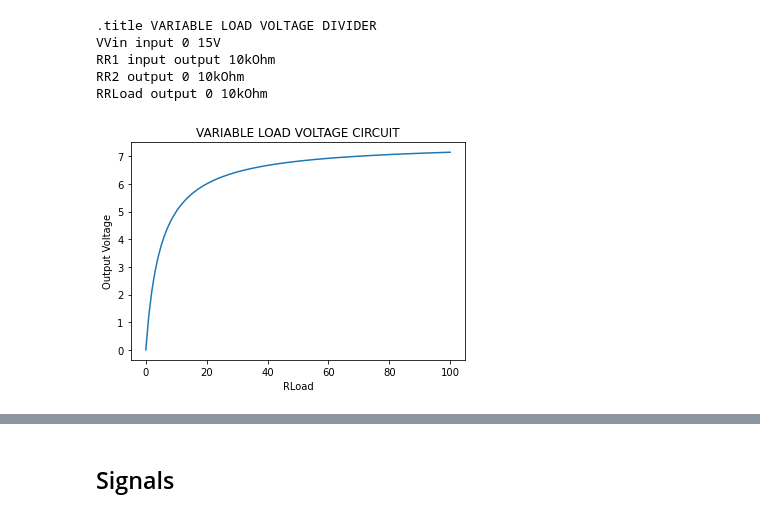
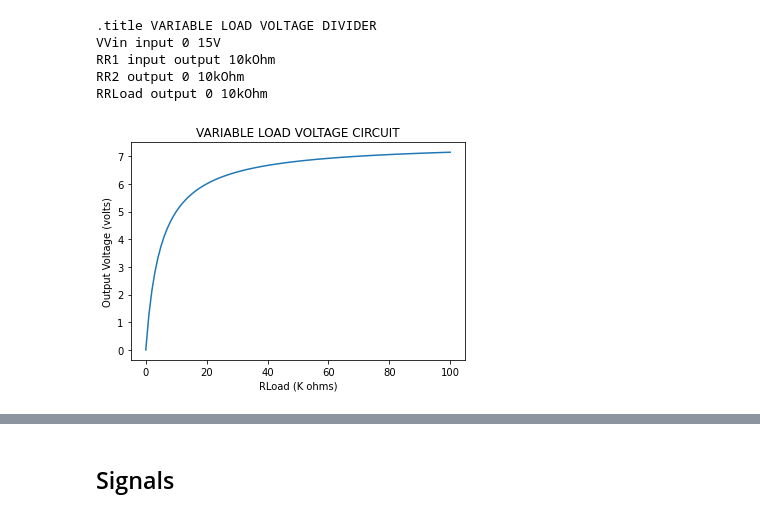
Before and after one commit to sunbee/ArtofElectronics, a Jupyter notebook: AoE_Chapter01.ipynb, the cells around one changed output, grey strips where cells are left out. Saved outputs shown, nothing was run; the diff lists cells and outputs as text; code cells hidden in the pictures.

```diff
--- a/AoE_Chapter01.ipynb
+++ b/AoE_Chapter01.ipynb
@@ -300,12 +300,12 @@ Vout = np.array(res['output'])
 # %%
 """
 The simulation runs both voltage levels for each value of RLoad.
 Splice the array to extract every alternate value starting at index 0.
 """
 plt.title("VARIABLE LOAD VOLTAGE CIRCUIT")
-plt.xlabel("RLoad")
-plt.ylabel("Output Voltage")
+plt.xlabel("RLoad (K ohms)")
+plt.ylabel("Output Voltage (volts)")
 plt.plot(Vout[::2]) # Select only 15 volts
 plt.show()
 # %% [output]
-[figure, old version]
+[figure, new version]
```
Also changed, not shown: parts of 1 cell of this notebook.
